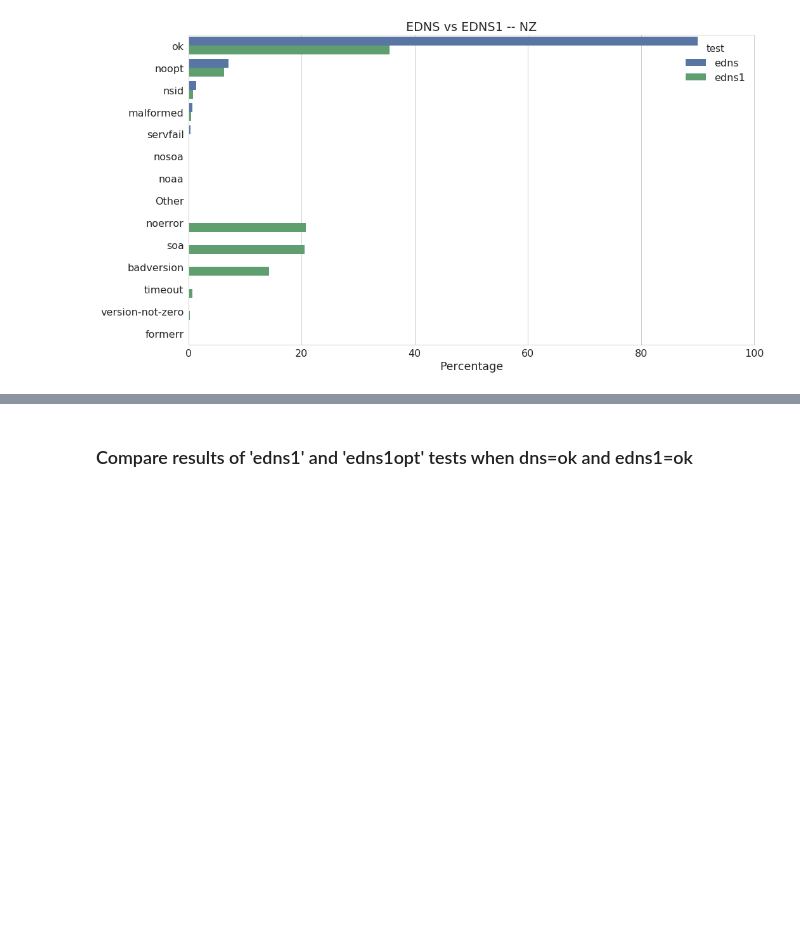
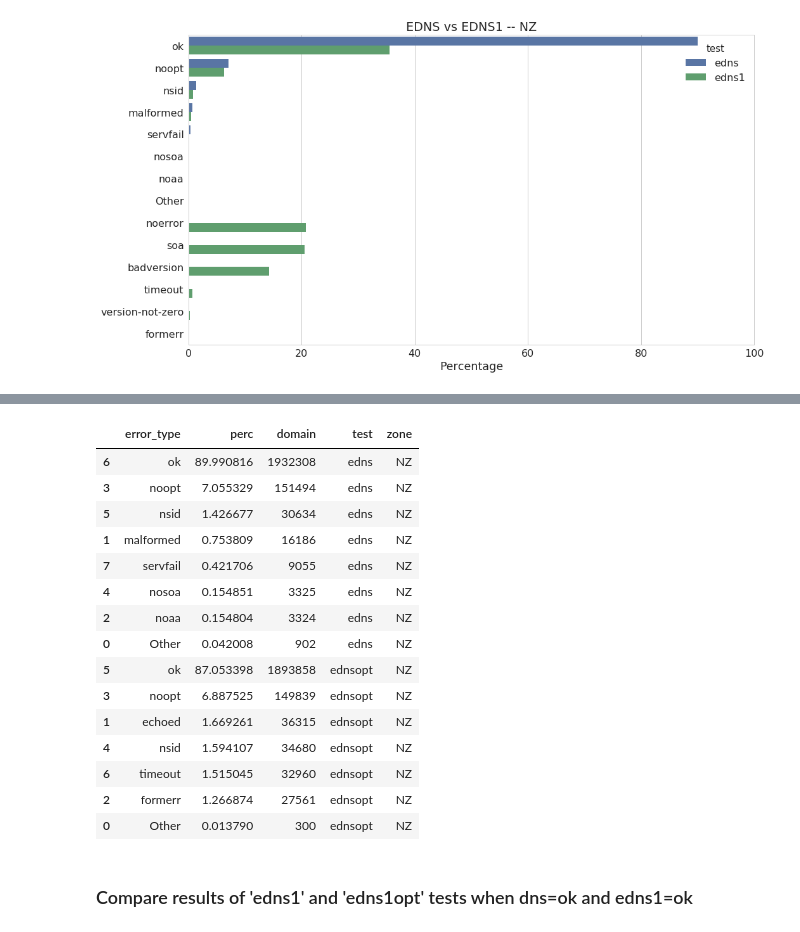
Before and after one commit to InternetNZ/edns-compliance-parser, a Jupyter notebook: analysis/Analyze EDNS compliance results.ipynb, the cells around one changed output, grey strips where cells are left out. Cells and saved outputs as stored; diff of their text form; code cells hidden in the pictures; blank space fills up the shorter version.

```diff
--- a/analysis/Analyze EDNS compliance results.ipynb
+++ b/analysis/Analyze EDNS compliance results.ipynb
@@ -256,3 +284,22 @@ plot_comparison(data=s_edns_edns1, title='EDNS vs EDNS1 -- %s', file_prefix='%s-
+# %%
+s_edns_ednsopt
+# %% [output]
+|  | error_type | perc | domain | test | zone |
+| 6 | ok | 89.990816 | 1932308 | edns | NZ |
+| 3 | noopt | 7.055329 | 151494 | edns | NZ |
+| 5 | nsid | 1.426677 | 30634 | edns | NZ |
+| 1 | malformed | 0.753809 | 16186 | edns | NZ |
+| 7 | servfail | 0.421706 | 9055 | edns | NZ |
+| 4 | nosoa | 0.154851 | 3325 | edns | NZ |
+| 2 | noaa | 0.154804 | 3324 | edns | NZ |
+| 0 | Other | 0.042008 | 902 | edns | NZ |
+| 5 | ok | 87.053398 | 1893858 | ednsopt | NZ |
+| 3 | noopt | 6.887525 | 149839 | ednsopt | NZ |
+| 1 | echoed | 1.669261 | 36315 | ednsopt | NZ |
+| 4 | nsid | 1.594107 | 34680 | ednsopt | NZ |
+| 6 | timeout | 1.515045 | 32960 | ednsopt | NZ |
+| 2 | formerr | 1.266874 | 27561 | ednsopt | NZ |
+| 0 | Other | 0.013790 | 300 | ednsopt | NZ |
 # %% [markdown]
 ### Compare results of 'edns1' and 'edns1opt' tests when dns=ok and edns1=ok
 # %%
```
Also changed, not shown: parts of 22 cells of this notebook.
